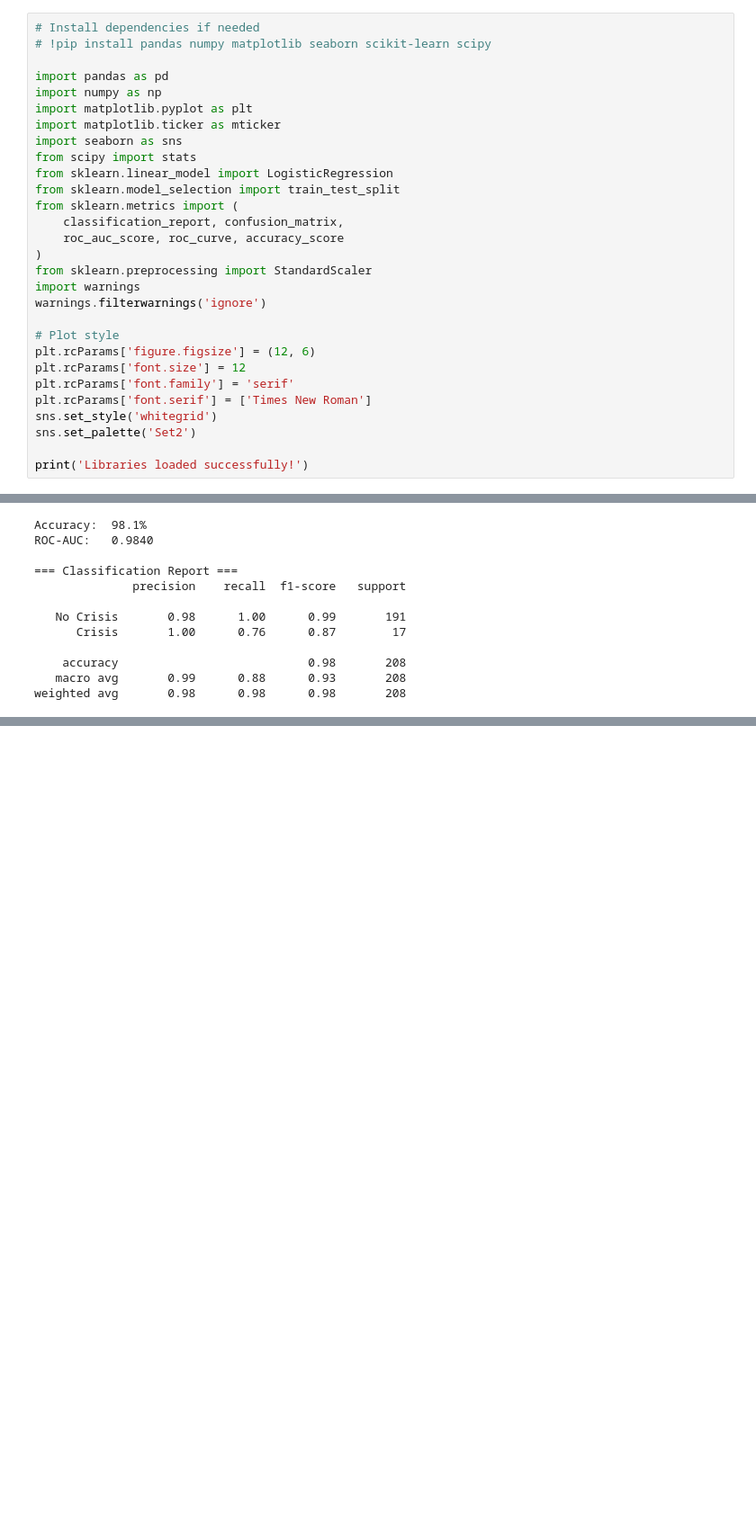
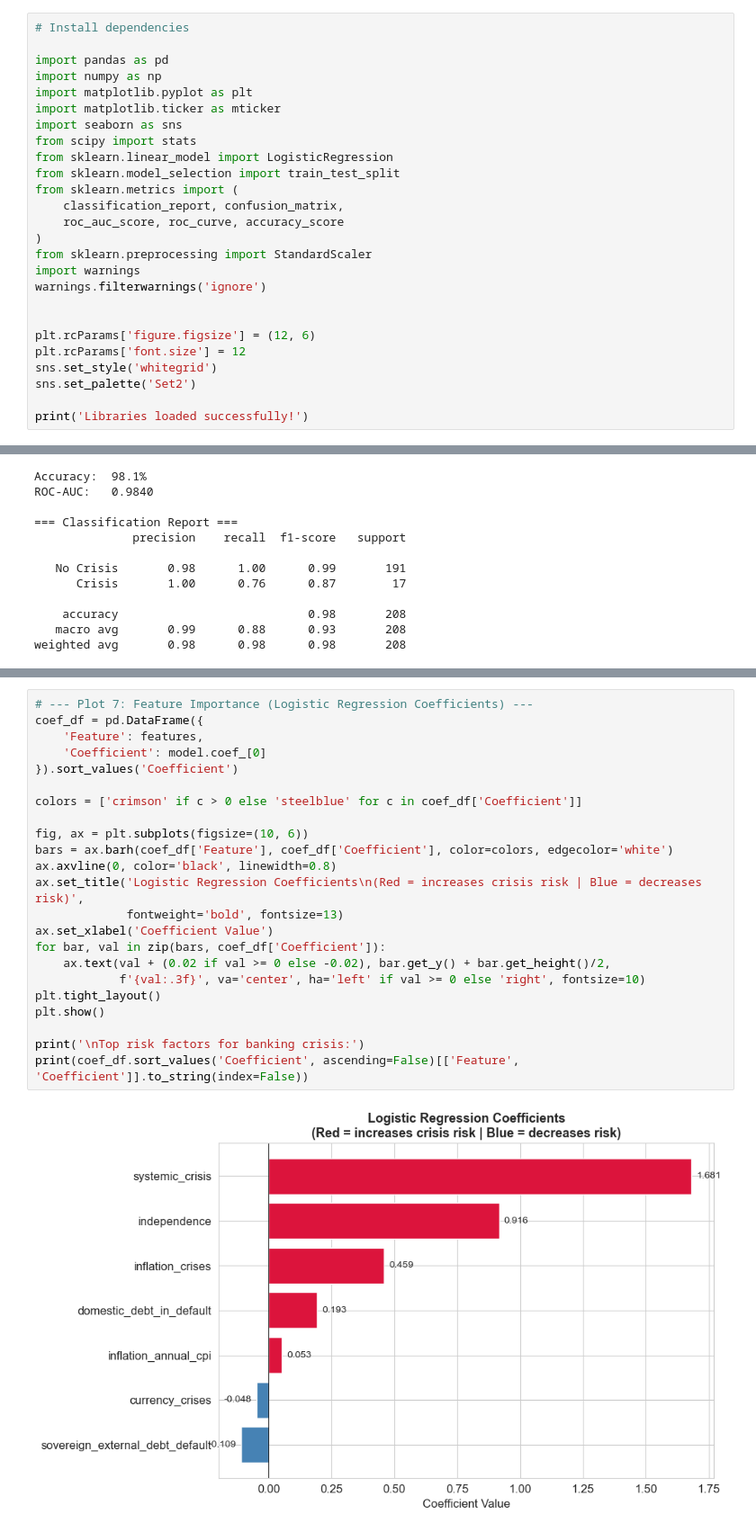
Before and after one commit to Feven0/African-Banking-Crisis, a Jupyter notebook: final_project.ipynb, the cells around one changed output, grey strips where cells are left out. Shown at 90% size. Saved outputs shown, nothing was run; the diff lists cells and outputs as text; blank space fills up the shorter version.

```diff
--- a/final_project.ipynb
+++ b/final_project.ipynb
@@ -69,8 +39,7 @@ The dataset is sourced from the **Reinhart et al. Global Financial Stability** r
 # %% [markdown]
 ## 3. Setup & Data Loading
 # %%
-# Install dependencies if needed
-# !pip install pandas numpy matplotlib seaborn scikit-learn scipy
+# Install dependencies
 
 import pandas as pd
 import numpy as np
@@ -88,11 +57,9 @@ from sklearn.preprocessing import StandardScaler
 import warnings
 warnings.filterwarnings('ignore')
 
-# Plot style
+
 plt.rcParams['figure.figsize'] = (12, 6)
 plt.rcParams['font.size'] = 12
-plt.rcParams['font.family'] = 'serif'
-plt.rcParams['font.serif'] = ['Times New Roman']
 sns.set_style('whitegrid')
 sns.set_palette('Set2')
 
@@ -491,3 +405,28 @@ plt.tight_layout()
 plt.show()
 # %% [output]
 [figure]
+# %%
+# --- Plot 7: Feature Importance (Logistic Regression Coefficients) ---
+coef_df = pd.DataFrame({
+    'Feature': features,
+    'Coefficient': model.coef_[0]
+}).sort_values('Coefficient')
+
+colors = ['crimson' if c > 0 else 'steelblue' for c in coef_df['Coefficient']]
+
+fig, ax = plt.subplots(figsize=(10, 6))
+bars = ax.barh(coef_df['Feature'], coef_df['Coefficient'], color=colors, edgecolor='white')
+ax.axvline(0, color='black', linewidth=0.8)
+ax.set_title('Logistic Regression Coefficients\n(Red = increases crisis risk | Blue = decreases risk)',
+             fontweight='bold', fontsize=13)
+ax.set_xlabel('Coefficient Value')
+for bar, val in zip(bars, coef_df['Coefficient']):
+    ax.text(val + (0.02 if val >= 0 else -0.02), bar.get_y() + bar.get_height()/2,
+            f'{val:.3f}', va='center', ha='left' if val >= 0 else 'right', fontsize=10)
+plt.tight_layout()
+plt.show()
+
+print('\nTop risk factors for banking crisis:')
+print(coef_df.sort_values('Coefficient', ascending=False)[['Feature', 'Coefficient']].to_string(index=False))
+# %% [output]
+[figure, added]
```
Also changed, not shown: parts of 16 cells of this notebook.
